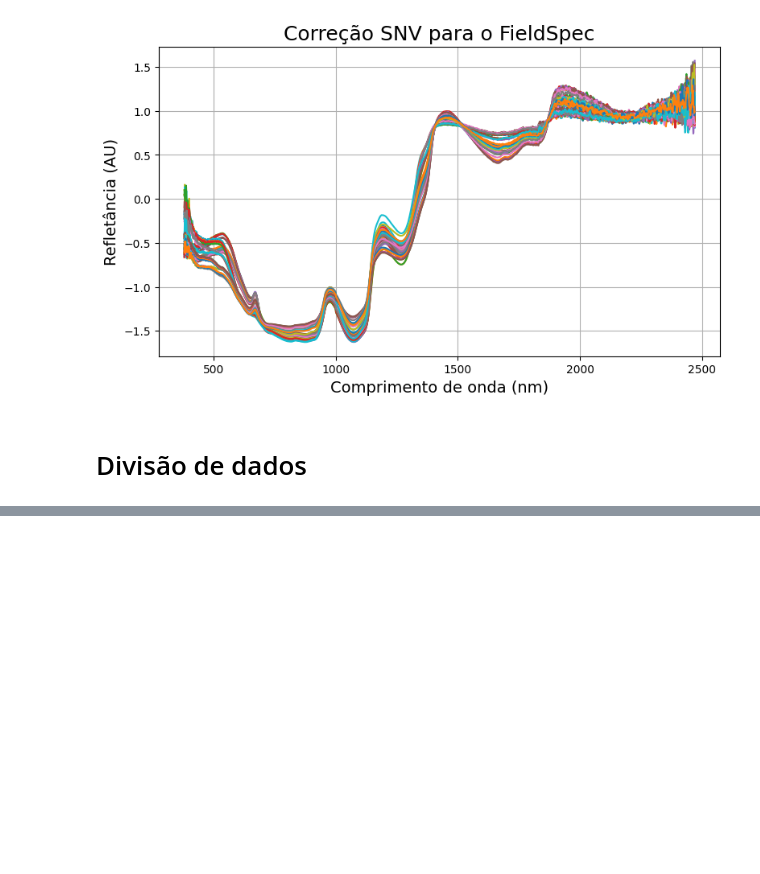
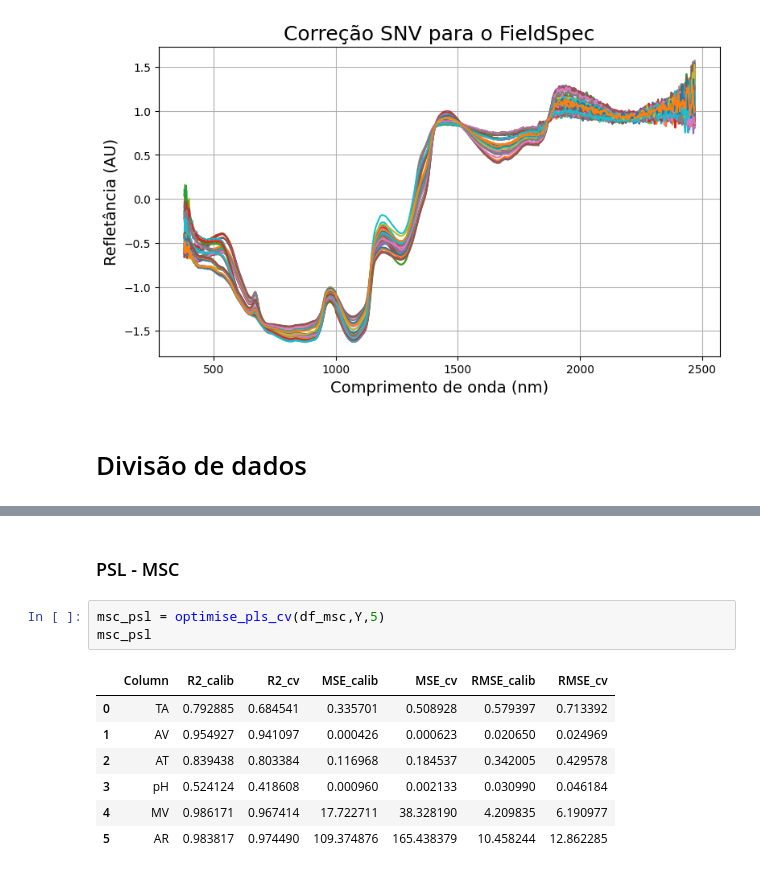
Before and after one commit to xndrxssx/field_spec_data_tests, a Jupyter notebook: field_spec_predição.ipynb, the cells around one changed output, grey strips where cells are left out. Drawn from its saved outputs; the diff is of its cells as text; blank space fills up the shorter version.

```diff
--- a/field_spec_predição.ipynb
+++ b/field_spec_predição.ipynb
@@ -390,0 +430,13 @@ results_msc
+# %% [markdown]
+### PSL - MSC
+# %%
+msc_psl = optimise_pls_cv(df_msc,Y,5)
+msc_psl
+# %% [output]
+|  | Column | R2_calib | R2_cv | MSE_calib | MSE_cv | RMSE_calib | RMSE_cv |
+| 0 | TA | 0.792885 | 0.684541 | 0.335701 | 0.508928 | 0.579397 | 0.713392 |
+| 1 | AV | 0.954927 | 0.941097 | 0.000426 | 0.000623 | 0.020650 | 0.024969 |
+| 2 | AT | 0.839438 | 0.803384 | 0.116968 | 0.184537 | 0.342005 | 0.429578 |
+| 3 | pH | 0.524124 | 0.418608 | 0.000960 | 0.002133 | 0.030990 | 0.046184 |
+| 4 | MV | 0.986171 | 0.967414 | 17.722711 | 38.328190 | 4.209835 | 6.190977 |
+| 5 | AR | 0.983817 | 0.974490 | 109.374876 | 165.438379 | 10.458244 | 12.862285 |
```
Also changed, not shown: parts of 28 cells of this notebook, 10 other files.
